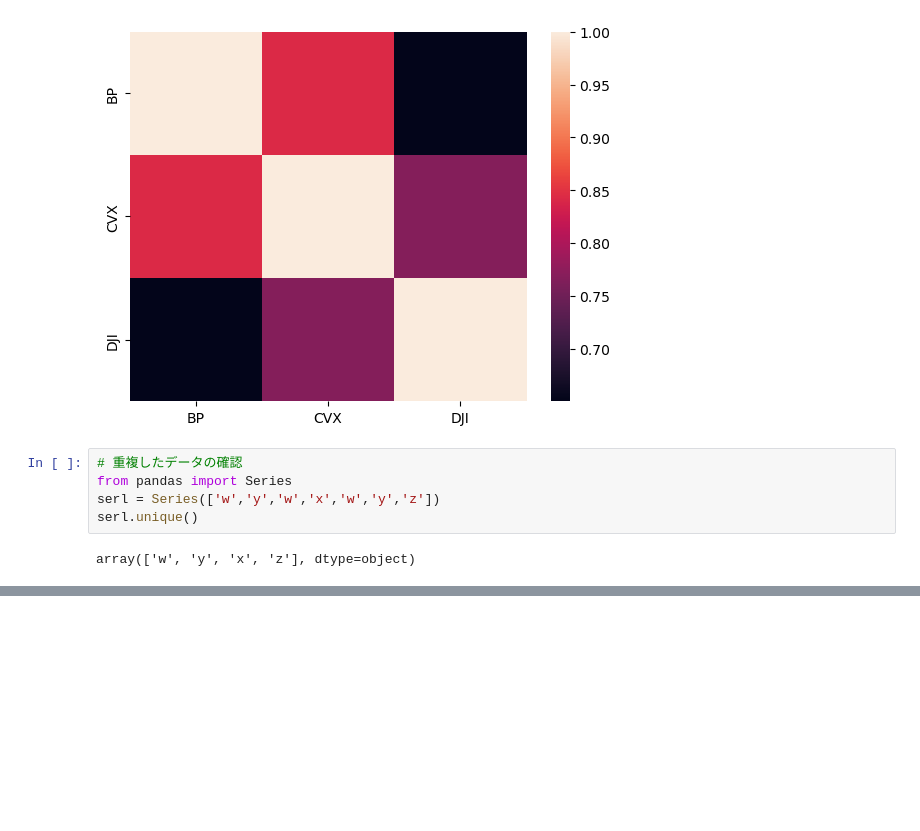
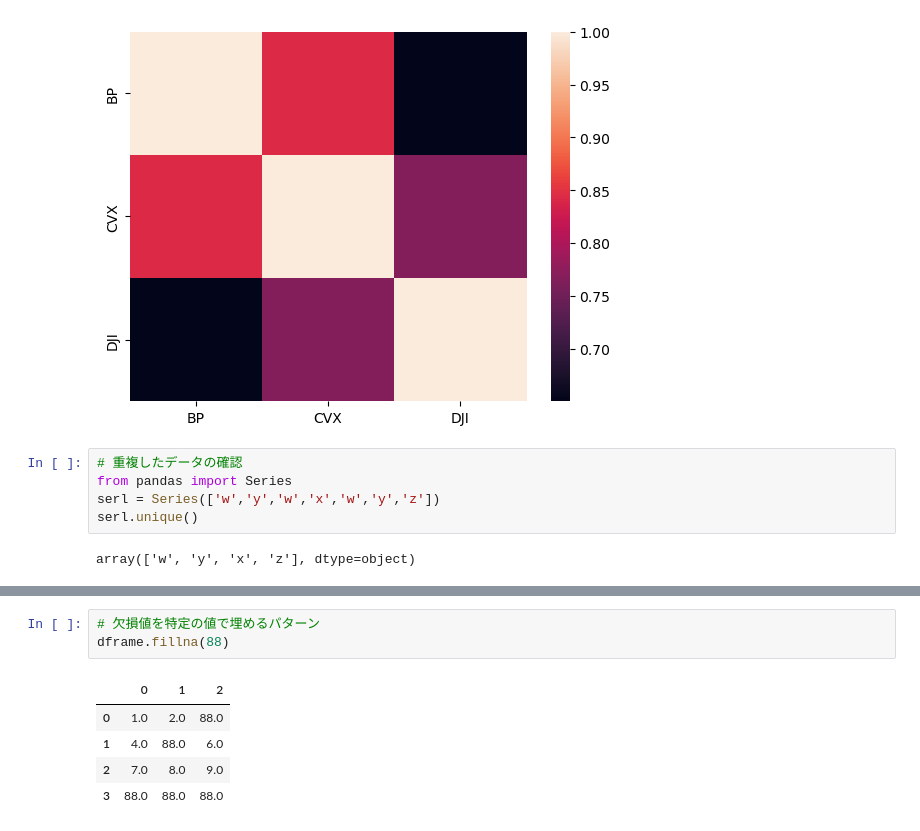
Before and after one commit to largekind/DataScience, a Jupyter notebook: pandas.ipynb, the cells around one changed output, grey strips where cells are left out. Saved outputs shown, nothing was run; the diff lists cells and outputs as text; blank space fills up the shorter version.

```diff
--- a/pandas.ipynb
+++ b/pandas.ipynb
@@ -645,0 +700,9 @@ array(['w', 'y', 'x', 'z'], dtype=object)
+# %%
+# 欠損値を特定の値で埋めるパターン
+dframe.fillna(88)
+# %% [output]
+|  | 0 | 1 | 2 |
+| 0 | 1.0 | 2.0 | 88.0 |
+| 1 | 4.0 | 88.0 | 6.0 |
+| 2 | 7.0 | 8.0 | 9.0 |
+| 3 | 88.0 | 88.0 | 88.0 |
```
Also changed, not shown: parts of 8 cells of this notebook.
